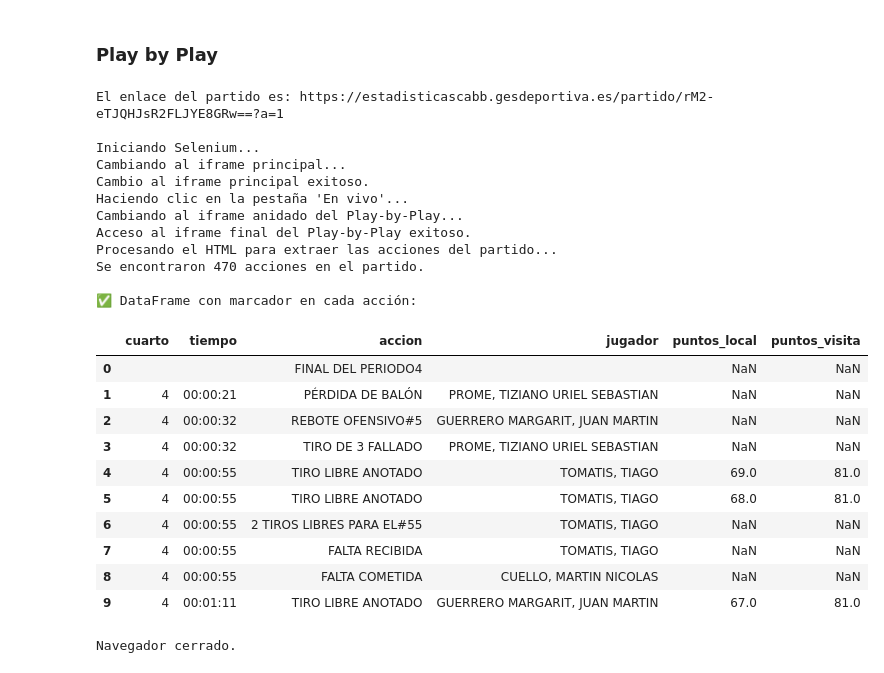
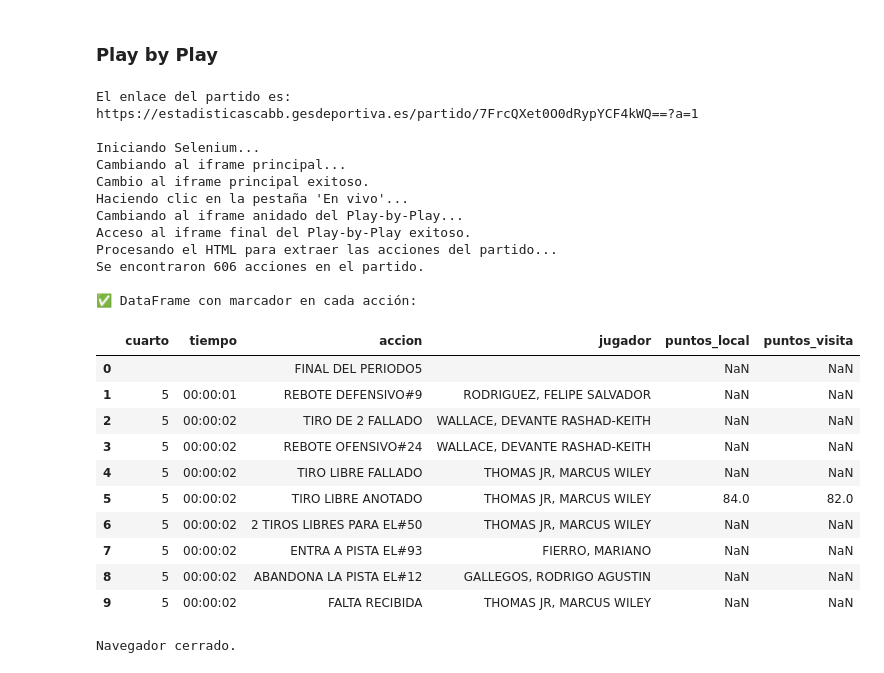
Before and after one commit to RomanLanda11/lnb-web-scraping, a Jupyter notebook: notebook/poc_scrapping.ipynb, the cells around one changed output. Cells and saved outputs as stored; diff of their text form; code cells hidden in the pictures.

```diff
--- a/notebook/poc_scrapping.ipynb
+++ b/notebook/poc_scrapping.ipynb
@@ -103,3 +103,8 @@ import json # Box score
 import time # Box score
 # %% [markdown]
 ### Mapa de tiro
+# %%
+# 1. Define la clave exacta del partido que querés buscar
+partido_key = 'FERRO vs PEÑAROL (MDP) (009/10/2024 20:00)'
+partido_info = match_data[partido_key]
+partido_info
@@ -123,8 +134,11 @@ try:
         raise ValueError("El diccionario 'match_data' está vacío o no ha sido creado. No se puede continuar.")
 
     # Obtener la clave del primer partido
-    primer_partido_key = list(match_data.keys())[0]
-    partido_info = match_data[primer_partido_key]
+    # primer_partido_key = list(match_data.keys())[0]
+    # partido_info = match_data[primer_partido_key]
+
+    partido_key = 'FERRO vs PEÑAROL (MDP) (009/10/2024 20:00)'
+    partido_info = match_data[partido_key]
 
     # Guardar el enlace y los nombres de los equipos
     primer_link = partido_info["link_estadisticas"]
@@ -251,8 +265,11 @@ all_player_stats = []
 driver = None
 
 try:
-    primer_partido_key = list(match_data.keys())[0]  # Obtener el último partido del diccionario
-    primer_link = match_data[primer_partido_key]["link_estadisticas"]
+    # primer_partido_key = list(match_data.keys())[0]  # Obtener el último partido del diccionario
+    # primer_link = match_data[primer_partido_key]["link_estadisticas"]
+
+    partido_key = 'FERRO vs PEÑAROL (MDP) (009/10/2024 20:00)'
+    partido_info = match_data[partido_key]["link_estadisticas"]
     print(f"El enlace del partido es: {primer_link}")
 
     # --- Parte 1: NAVEGACIÓN CON SELENIUM (YA FUNCIONA CORRECTAMENTE) ---
@@ -421,7 +438,10 @@ driver = None
 
 try:
     # Asumiendo que 'match_data' ya fue creada
-    partido_key = list(match_data.keys())[0]
+    # partido_key = list(match_data.keys())[0]
+    # partido_link = match_data[partido_key]["link_estadisticas"]
+
+    partido_key = 'FERRO vs PEÑAROL (MDP) (009/10/2024 20:00)'
     partido_link = match_data[partido_key]["link_estadisticas"]
     print(f"El enlace del partido es: {partido_link}")
 
@@ -502,45 +522,45 @@ try:
                 "puntos_local": puntos_local,
                 "puntos_visita": puntos_visita
             })
 
     # --- Parte 3: Crear y mostrar el DataFrame ---
     if acciones_del_partido:
         df_acciones = pd.DataFrame(acciones_del_partido)
         print("\n✅ DataFrame con marcador en cada acción:")
         display(df_acciones.head(10))
     else:
         print("No se pudieron extraer datos del Play-by-Play.")
 
 except Exception as e:
     print(f"Ocurrió un error general: {e}")
 finally:
     if driver:
         driver.quit()
         print("\nNavegador cerrado.")
 # %% [output]
-El enlace del partido es: https://estadisticascabb.gesdeportiva.es/partido/rM2-eTJQHJsR2FLJYE8GRw==?a=1
+El enlace del partido es: https://estadisticascabb.gesdeportiva.es/partido/7FrcQXet0O0dRypYCF4kWQ==?a=1
 
 Iniciando Selenium...
 Cambiando al iframe principal...
 Cambio al iframe principal exitoso.
 Haciendo clic en la pestaña 'En vivo'...
 Cambiando al iframe anidado del Play-by-Play...
 Acceso al iframe final del Play-by-Play exitoso.
 Procesando el HTML para extraer las acciones del partido...
-Se encontraron 470 acciones en el partido.
+Se encontraron 606 acciones en el partido.
 
 ✅ DataFrame con marcador en cada acción:
 |  | cuarto | tiempo | accion | jugador | puntos_local | puntos_visita |
-| 0 |  |  | FINAL DEL PERIODO4 |  | NaN | NaN |
-| 1 | 4 | 00:00:21 | PÉRDIDA DE BALÓN | PROME, TIZIANO URIEL SEBASTIAN | NaN | NaN |
-| 2 | 4 | 00:00:32 | REBOTE OFENSIVO#5 | GUERRERO MARGARIT, JUAN MARTIN | NaN | NaN |
-| 3 | 4 | 00:00:32 | TIRO DE 3 FALLADO | PROME, TIZIANO URIEL SEBASTIAN | NaN | NaN |
-| 4 | 4 | 00:00:55 | TIRO LIBRE ANOTADO | TOMATIS, TIAGO | 69.0 | 81.0 |
-| 5 | 4 | 00:00:55 | TIRO LIBRE ANOTADO | TOMATIS, TIAGO | 68.0 | 81.0 |
-| 6 | 4 | 00:00:55 | 2 TIROS LIBRES PARA EL#55 | TOMATIS, TIAGO | NaN | NaN |
-| 7 | 4 | 00:00:55 | FALTA RECIBIDA | TOMATIS, TIAGO | NaN | NaN |
-| 8 | 4 | 00:00:55 | FALTA COMETIDA | CUELLO, MARTIN NICOLAS | NaN | NaN |
-| 9 | 4 | 00:01:11 | TIRO LIBRE ANOTADO | GUERRERO MARGARIT, JUAN MARTIN | 67.0 | 81.0 |
+| 0 |  |  | FINAL DEL PERIODO5 |  | NaN | NaN |
+| 1 | 5 | 00:00:01 | REBOTE DEFENSIVO#9 | RODRIGUEZ, FELIPE SALVADOR | NaN | NaN |
+| 2 | 5 | 00:00:02 | TIRO DE 2 FALLADO | WALLACE, DEVANTE RASHAD-KEITH | NaN | NaN |
+| 3 | 5 | 00:00:02 | REBOTE OFENSIVO#24 | WALLACE, DEVANTE RASHAD-KEITH | NaN | NaN |
+| 4 | 5 | 00:00:02 | TIRO LIBRE FALLADO | THOMAS JR, MARCUS WILEY | NaN | NaN |
+| 5 | 5 | 00:00:02 | TIRO LIBRE ANOTADO | THOMAS JR, MARCUS WILEY | 84.0 | 82.0 |
+| 6 | 5 | 00:00:02 | 2 TIROS LIBRES PARA EL#50 | THOMAS JR, MARCUS WILEY | NaN | NaN |
+| 7 | 5 | 00:00:02 | ENTRA A PISTA EL#93 | FIERRO, MARIANO | NaN | NaN |
+| 8 | 5 | 00:00:02 | ABANDONA LA PISTA EL#12 | GALLEGOS, RODRIGO AGUSTIN | NaN | NaN |
+| 9 | 5 | 00:00:02 | FALTA RECIBIDA | THOMAS JR, MARCUS WILEY | NaN | NaN |
 Navegador cerrado.
 # %%
 # --- Requisitos ---
```
Also changed, not shown: parts of 7 cells of this notebook.
